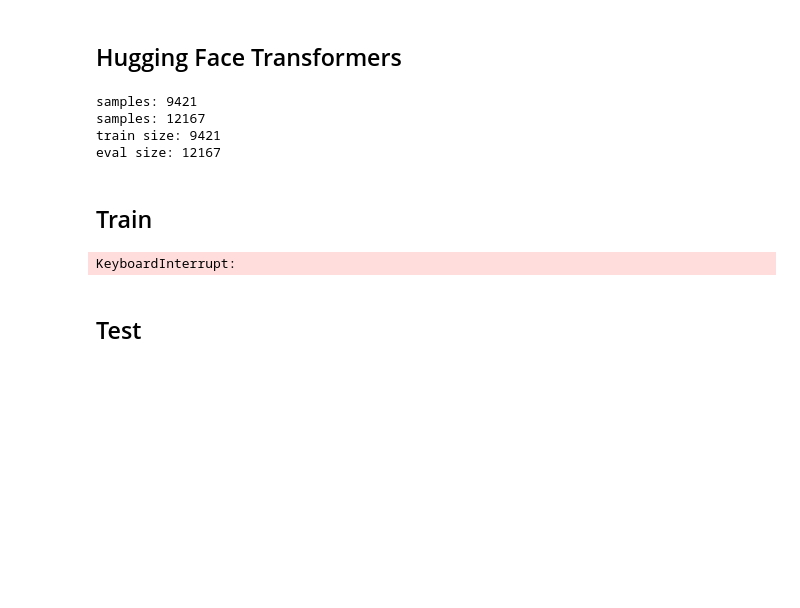
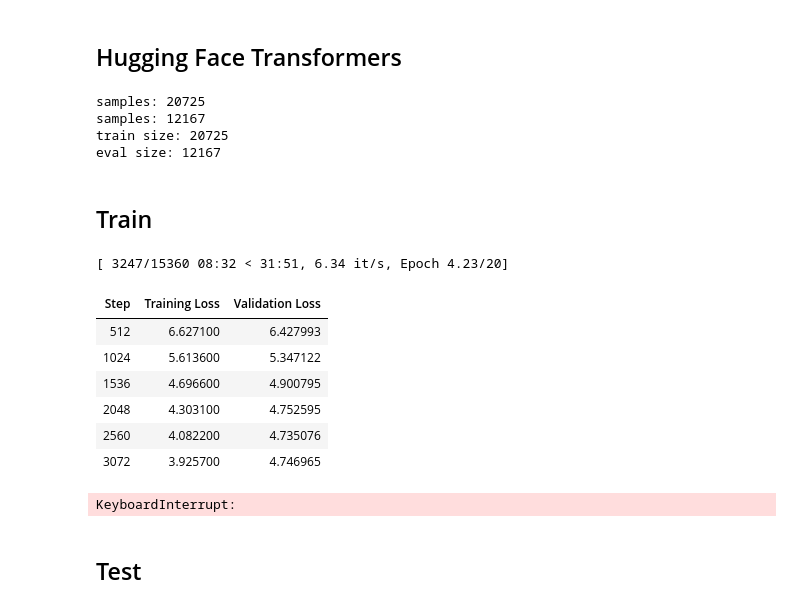
Before and after one commit to JoeyShapiro/GPT-Scratch-TimeSeries, a Jupyter notebook: gpt-timeseries.ipynb, the cells around one changed output. Saved outputs shown, nothing was run; the diff lists cells and outputs as text; code cells hidden in the pictures; blank space fills up the shorter version.

```diff
--- a/gpt-timeseries.ipynb
+++ b/gpt-timeseries.ipynb
@@ -374,7 +387,7 @@ input_files = ['etth1-clean-train.csv']
 
 # TODO handle better maybe
 # TODO change n-embed
-train_dataset = GPTDataset(files=input_files, window=config['training']['block_size'], samples_per_file=None, stride=11, normalize=False)
+train_dataset = GPTDataset(files=input_files, window=config['training']['block_size'], samples_per_file=None, stride=5, normalize=False)
 eval_dataset = GPTDataset(files=['etth1-clean-eval.csv'], window=config['training']['block_size'], samples_per_file=None, stride=1, normalize=False)
 
 # split the dataset in train and validation set
@@ -386,9 +399,9 @@ eval_dataset = GPTDataset(files=['etth1-clean-eval.csv'], window=config['trainin
 print('train size:', len(train_dataset))
 print('eval size:', len(eval_dataset))
 # %% [output]
-samples: 9421
+samples: 20725
 samples: 12167
-train size: 9421
+train size: 20725
 eval size: 12167
 # %% [markdown]
 ## Train
@@ -421,35 +434,43 @@ training_args = TrainingArguments(
     warmup_steps=100,
     learning_rate=config['training']['learning_rate'],
     # fp16=True,  # if you want to use mixed precision training
-    # eval_strategy="steps",
+    eval_strategy="steps",
     logging_dir="./logs",
     logging_steps=config['training']['eval_iterval'],
     dataloader_pin_memory=False,
 )
 
 # Wrap the model
 config = GPTConfig(
     block_size=block_size,
     vocab_size=config['model']['vocab_size'],
     n_embd=config['model']['n_embd'],
     n_head=config['model']['n_head'],
     n_layer=config['model']['n_layer'],
     dropout=config['regularzation']['dropout'],
 )
 
 model = GPTModelForTrainer(config)
 
 trainer = Trainer(
     model=model,
     args=training_args,
     train_dataset=train_dataset,
     eval_dataset=eval_dataset,
 )
 
 # Start training
 trainer.train()
 # %% [output]
-KeyboardInterrupt:
+[ 3247/15360 08:32 < 31:51, 6.34 it/s, Epoch 4.23/20]
+| Step | Training Loss | Validation Loss |
+| 512 | 6.627100 | 6.427993 |
+| 1024 | 5.613600 | 5.347122 |
+| 1536 | 4.696600 | 4.900795 |
+| 2048 | 4.303100 | 4.752595 |
+| 2560 | 4.082200 | 4.735076 |
+| 3072 | 3.925700 | 4.746965 |
+KeyboardInterrupt:
 # %% [markdown]
 ## Test
 # %%
```
Also changed, not shown: parts of 10 cells of this notebook.
